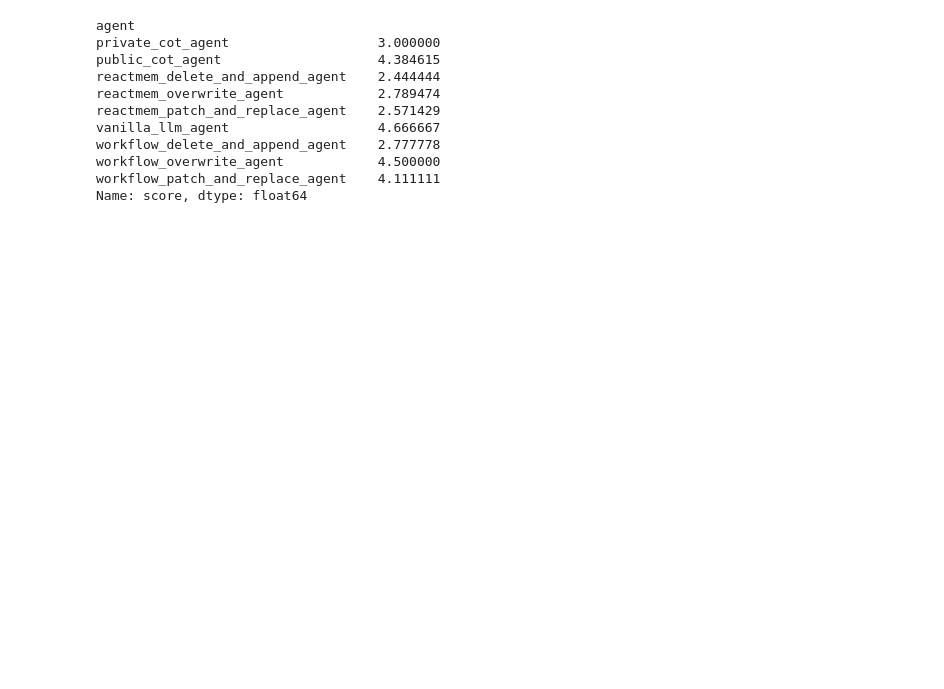
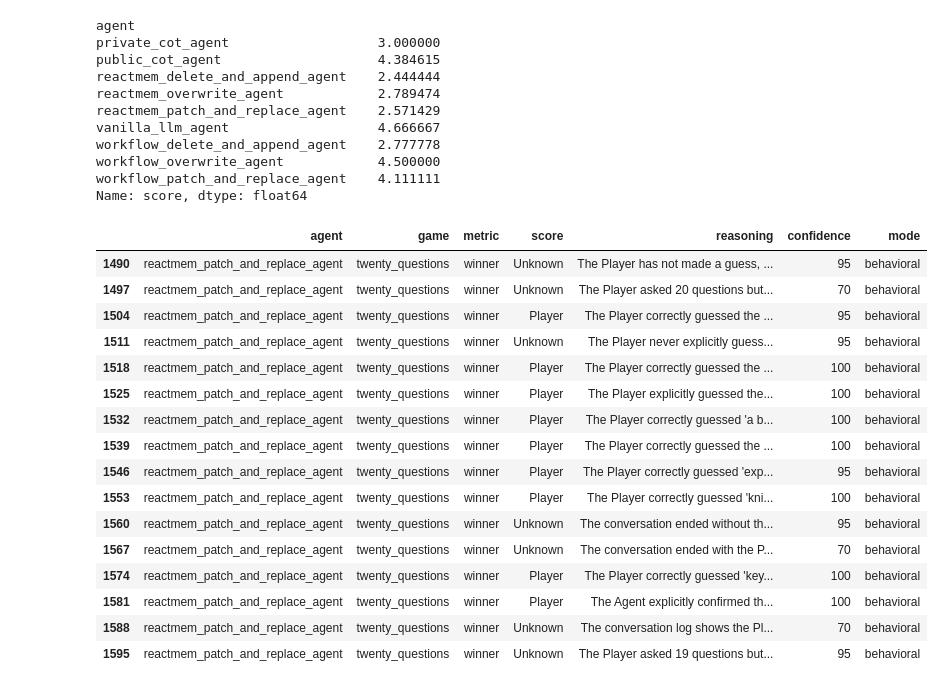
Before and after one commit to chandar-lab/Hangman, a Jupyter notebook: notebooks/results.ipynb, the cells around one changed output. Saved outputs shown, nothing was run; the diff lists cells and outputs as text; code cells hidden in the pictures; blank space fills up the shorter version.

```diff
--- a/notebooks/results.ipynb
+++ b/notebooks/results.ipynb
@@ -317,3 +275,23 @@ workflow_delete_and_append_agent    2.777778
 workflow_overwrite_agent            4.500000
 workflow_patch_and_replace_agent    4.111111
 Name: score, dtype: float64
+# %%
+evaluations[(evaluations['game'] == 'twenty_questions') & (evaluations['agent'] == 'reactmem_patch_and_replace_agent') & (evaluations['metric'] == 'winner')]
+# %% [output]
+|  | agent | game | metric | score | reasoning | confidence | mode |
+| 1490 | reactmem_patch_and_replace_agent | twenty_questions | winner | Unknown | The Player has not made a guess, ... | 95 | behavioral |
+| 1497 | reactmem_patch_and_replace_agent | twenty_questions | winner | Unknown | The Player asked 20 questions but... | 70 | behavioral |
+| 1504 | reactmem_patch_and_replace_agent | twenty_questions | winner | Player | The Player correctly guessed the ... | 95 | behavioral |
+| 1511 | reactmem_patch_and_replace_agent | twenty_questions | winner | Unknown | The Player never explicitly guess... | 95 | behavioral |
+| 1518 | reactmem_patch_and_replace_agent | twenty_questions | winner | Player | The Player correctly guessed the ... | 100 | behavioral |
+| 1525 | reactmem_patch_and_replace_agent | twenty_questions | winner | Player | The Player explicitly guessed the... | 100 | behavioral |
+| 1532 | reactmem_patch_and_replace_agent | twenty_questions | winner | Player | The Player correctly guessed 'a b... | 100 | behavioral |
+| 1539 | reactmem_patch_and_replace_agent | twenty_questions | winner | Player | The Player correctly guessed the ... | 100 | behavioral |
+| 1546 | reactmem_patch_and_replace_agent | twenty_questions | winner | Player | The Player correctly guessed 'exp... | 95 | behavioral |
+| 1553 | reactmem_patch_and_replace_agent | twenty_questions | winner | Player | The Player correctly guessed 'kni... | 100 | behavioral |
+| 1560 | reactmem_patch_and_replace_agent | twenty_questions | winner | Unknown | The conversation ended without th... | 95 | behavioral |
+| 1567 | reactmem_patch_and_replace_agent | twenty_questions | winner | Unknown | The conversation ended with the P... | 70 | behavioral |
+| 1574 | reactmem_patch_and_replace_agent | twenty_questions | winner | Player | The Player correctly guessed 'key... | 100 | behavioral |
+| 1581 | reactmem_patch_and_replace_agent | twenty_questions | winner | Player | The Agent explicitly confirmed th... | 100 | behavioral |
+| 1588 | reactmem_patch_and_replace_agent | twenty_questions | winner | Unknown | The conversation log shows the Pl... | 70 | behavioral |
+| 1595 | reactmem_patch_and_replace_agent | twenty_questions | winner | Unknown | The Player asked 19 questions but... | 95 | behavioral |
```
Also changed, not shown: parts of 9 cells of this notebook, 4 other files.
